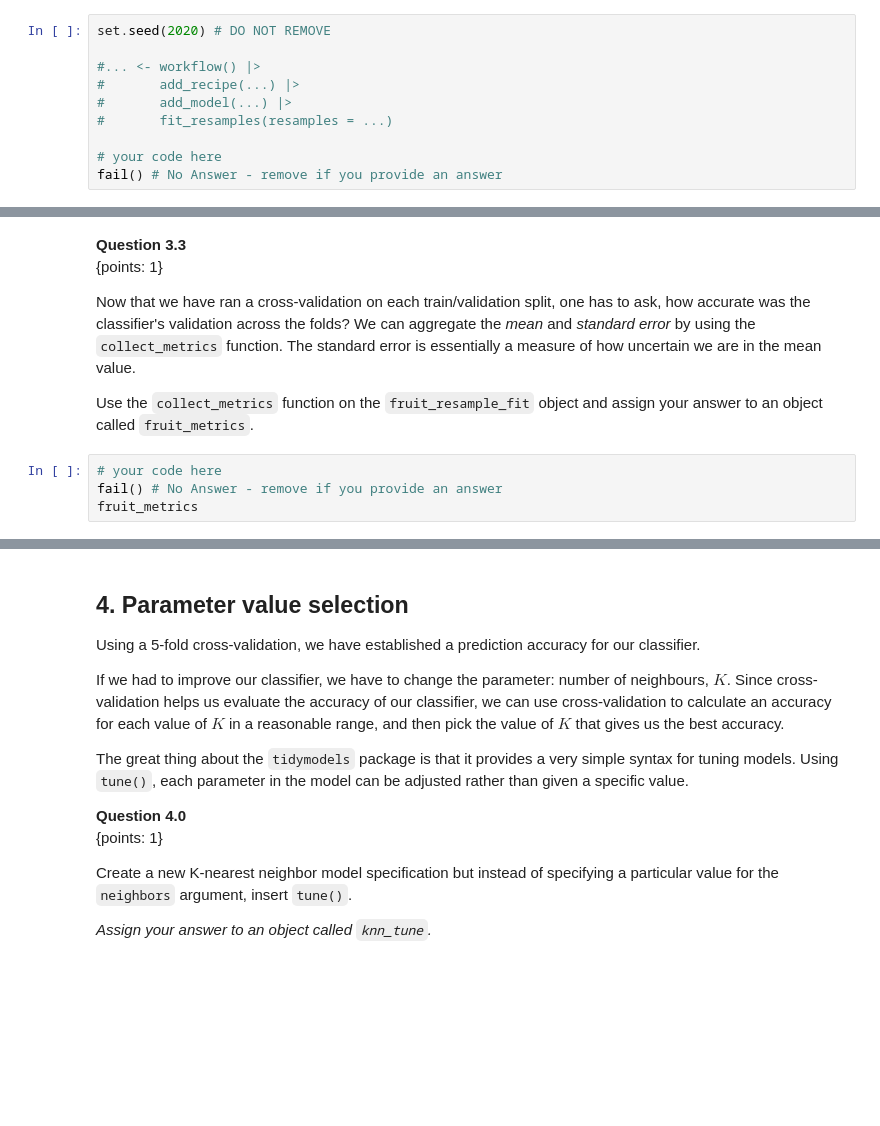
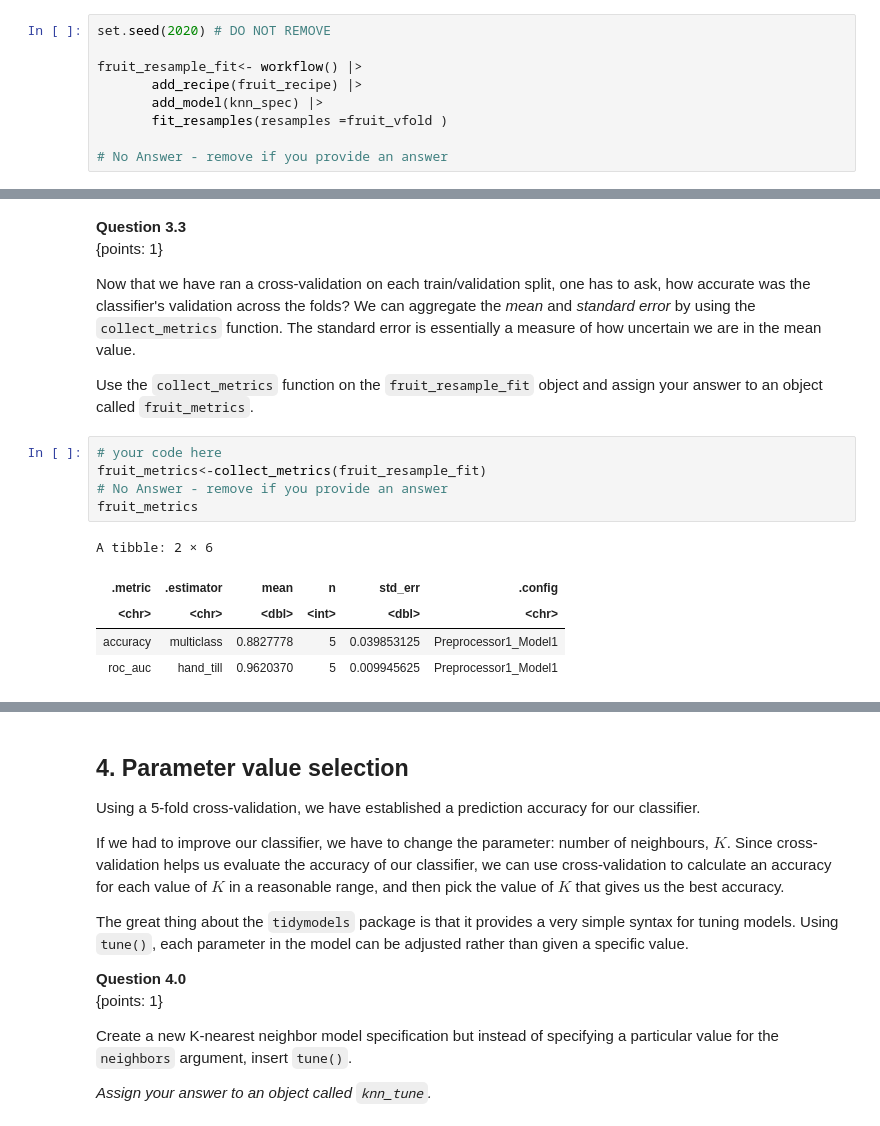
Before and after one commit to ca-vas/dsci-100-student, a Jupyter notebook: materials/R/worksheet_classification2/worksheet_classification2.ipynb, the cells around one changed output, grey strips where cells are left out. Cells and saved outputs as stored; diff of their text form; blank space fills up the shorter version.

```diff
--- a/materials/R/worksheet_classification2/worksheet_classification2.ipynb
+++ b/materials/R/worksheet_classification2/worksheet_classification2.ipynb
@@ -898,10 +915,9 @@ Now perform the workflow analysis again. You can reuse the `fruit_recipe` and `k
 # %%
 set.seed(2020) # DO NOT REMOVE
 
-#... <- workflow() |>
-#       add_recipe(...) |>
-#       add_model(...) |>
-#       fit_resamples(resamples = ...)
+fruit_resample_fit<- workflow() |>
+       add_recipe(fruit_recipe) |>
+       add_model(knn_spec) |>
+       fit_resamples(resamples =fruit_vfold )
 
-# your code here
-fail() # No Answer - remove if you provide an answer
+# No Answer - remove if you provide an answer
@@ -921,8 +946,15 @@ Now that we have ran a cross-validation on each train/validation split, one has
 Use the `collect_metrics` function on the `fruit_resample_fit` object and assign your answer to an object called `fruit_metrics`.
 # %%
 # your code here
-fail() # No Answer - remove if you provide an answer
+fruit_metrics<-collect_metrics(fruit_resample_fit)
+# No Answer - remove if you provide an answer
 fruit_metrics
+# %% [output]
+A tibble: 2 × 6
+| .metric | .estimator | mean | n | std_err | .config |
+| <chr> | <chr> | <dbl> | <int> | <dbl> | <chr> |
+| accuracy | multiclass | 0.8827778 | 5 | 0.039853125 | Preprocessor1_Model1 |
+| roc_auc | hand_till | 0.9620370 | 5 | 0.009945625 | Preprocessor1_Model1 |
 # %%
 library(digest)
 stopifnot("fruit_metrics should be a data frame"= setequal(digest(paste(toString('data.frame' %in% class(fruit_metrics)), "59d20")), "5c87c79856ba1819289836bf37698f41"))
```
Also changed, not shown: parts of 20 cells of this notebook.
